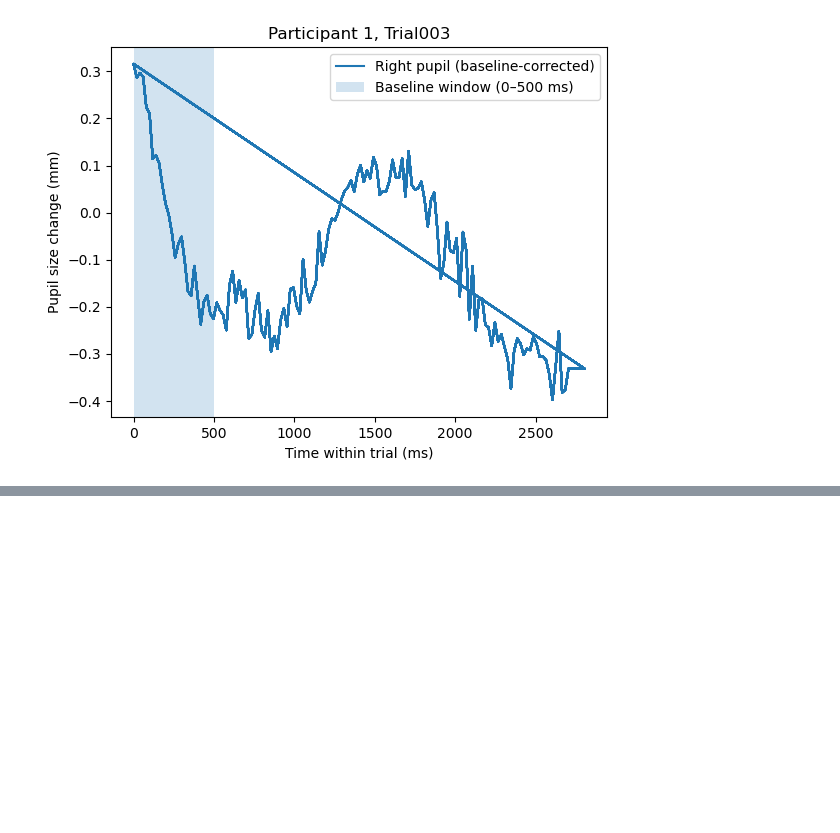
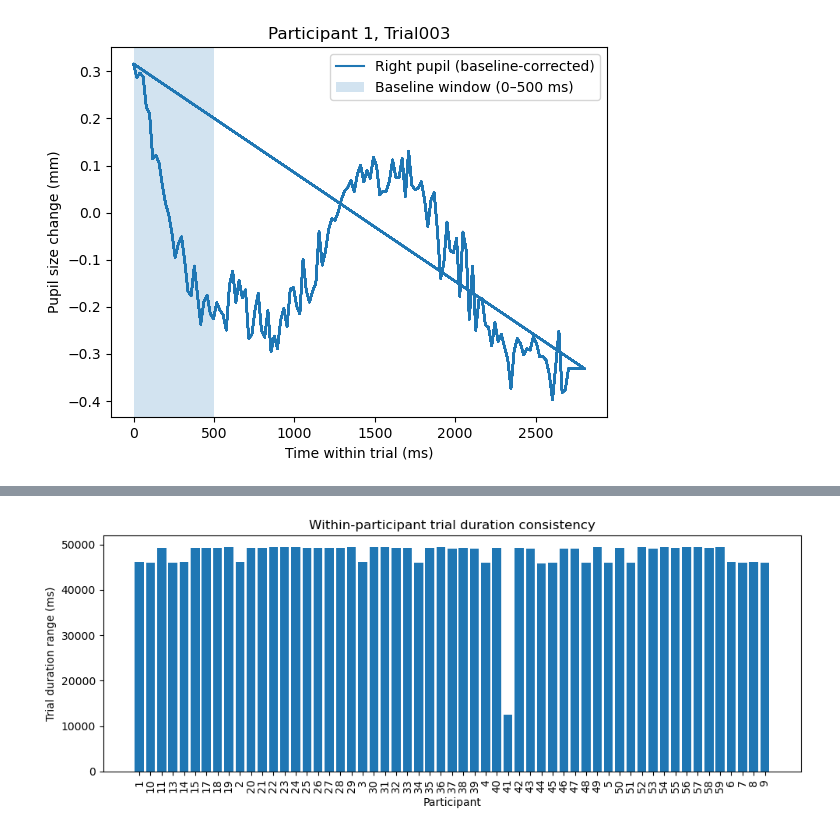
Before and after one commit to mariathurn/ASD-pupil-project, a Jupyter notebook: scripts/baseline_correction.ipynb, the cells around one changed output, grey strips where cells are left out. Drawn from its saved outputs; the diff is of its cells as text; code cells hidden in the pictures; blank space fills up the shorter version.

```diff
--- a/scripts/baseline_correction.ipynb
+++ b/scripts/baseline_correction.ipynb
@@ -246,0 +745,18 @@ plt.show()
+# %%
+summary = check_trial_length_consistency(
+    "../data/by_participant_trimmed",
+    tolerance_ms=10
+)
+
+import matplotlib.pyplot as plt
+
+plt.figure(figsize=(10, 4))
+plt.bar(summary["participant"], summary["range_ms"])
+plt.xticks(rotation=90)
+plt.ylabel("Trial duration range (ms)")
+plt.xlabel("Participant")
+plt.title("Within-participant trial duration consistency")
+plt.tight_layout()
+plt.show()
+# %% [output]
+[figure, added]
```
Also changed, not shown: parts of 14 cells of this notebook, 3 other files.
